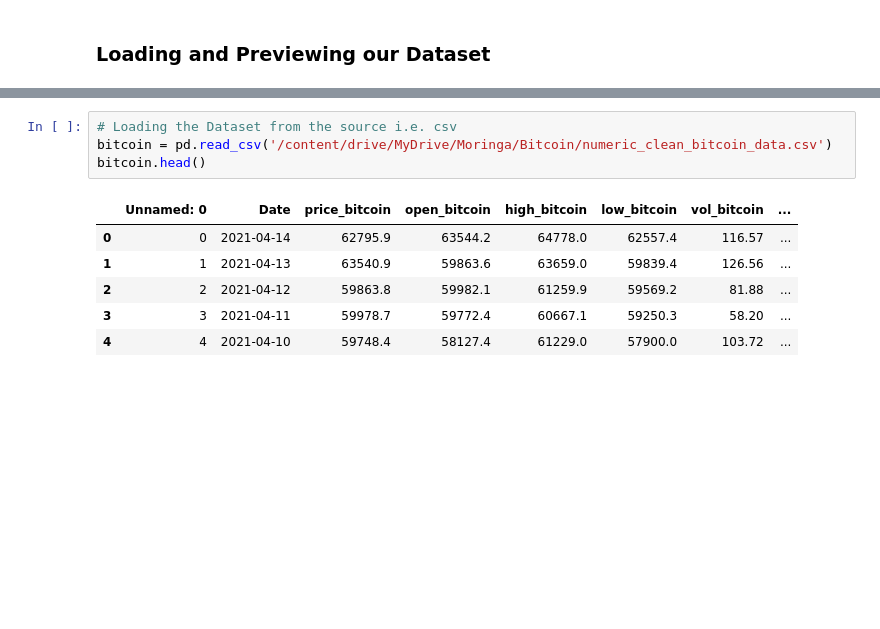
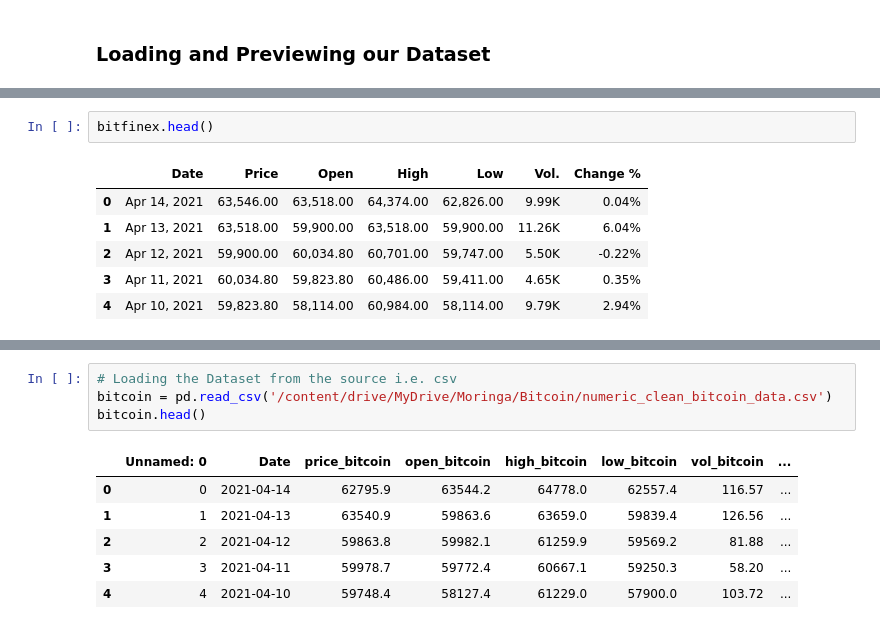
Before and after one commit to SiirenVincent/Bitcoin_Bubble_Prediction, a Jupyter notebook: Bitcoin_Project.ipynb, the cells around one changed output, grey strips where cells are left out. Saved outputs shown, nothing was run; the diff lists cells and outputs as text; blank space fills up the shorter version.

```diff
--- a/Bitcoin_Project.ipynb
+++ b/Bitcoin_Project.ipynb
@@ -47,0 +94,9 @@ warnings.filterwarnings(action='ignore')
+# %%
+bitfinex.head()
+# %% [output]
+|  | Date | Price | Open | High | Low | Vol. | Change % |
+| 0 | Apr 14, 2021 | 63,546.00 | 63,518.00 | 64,374.00 | 62,826.00 | 9.99K | 0.04% |
+| 1 | Apr 13, 2021 | 63,518.00 | 59,900.00 | 63,518.00 | 59,900.00 | 11.26K | 6.04% |
+| 2 | Apr 12, 2021 | 59,900.00 | 60,034.80 | 60,701.00 | 59,747.00 | 5.50K | -0.22% |
+| 3 | Apr 11, 2021 | 60,034.80 | 59,823.80 | 60,486.00 | 59,411.00 | 4.65K | 0.35% |
+| 4 | Apr 10, 2021 | 59,823.80 | 58,114.00 | 60,984.00 | 58,114.00 | 9.79K | 2.94% |
```
Also changed, not shown: parts of 28 cells of this notebook.
